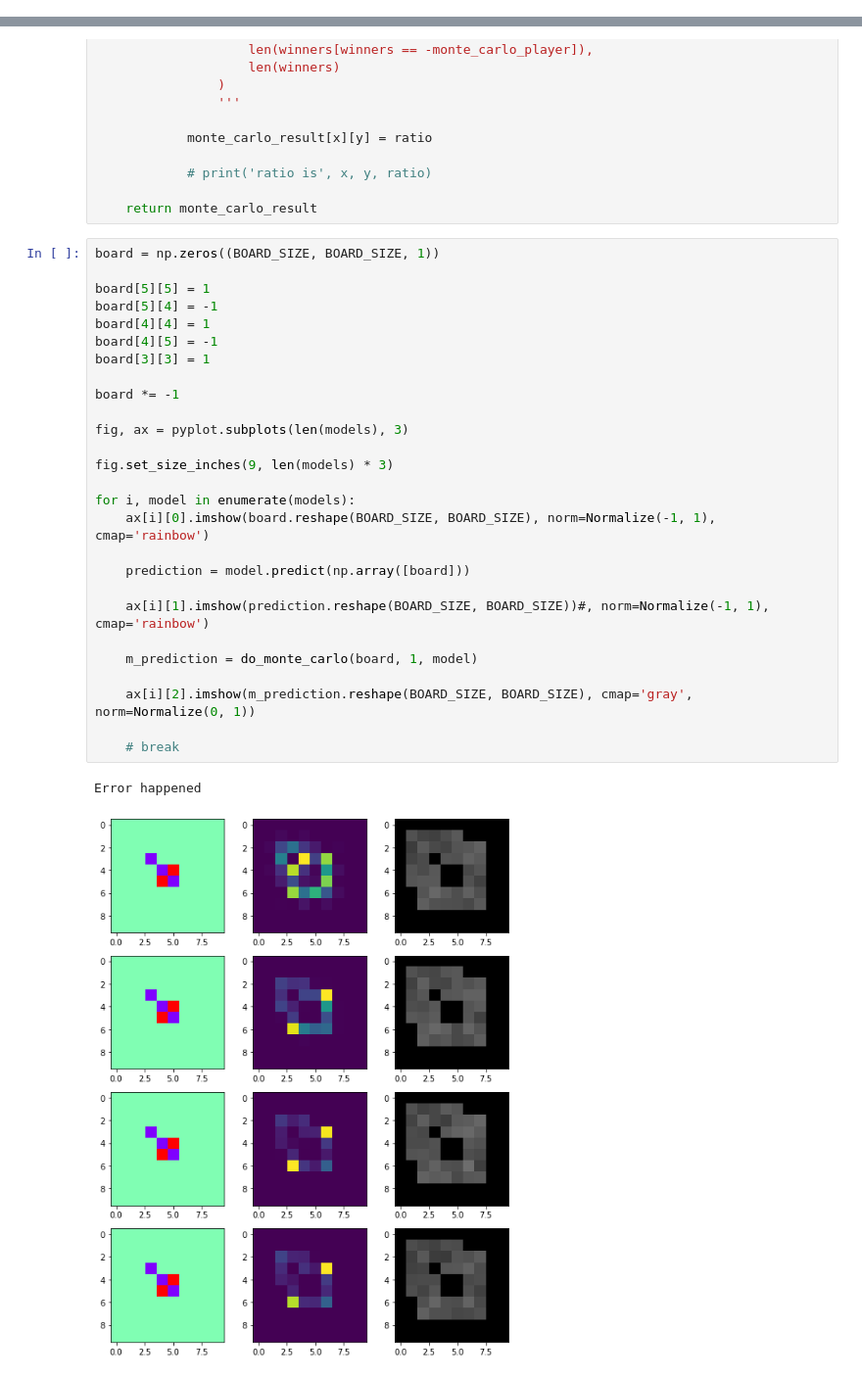
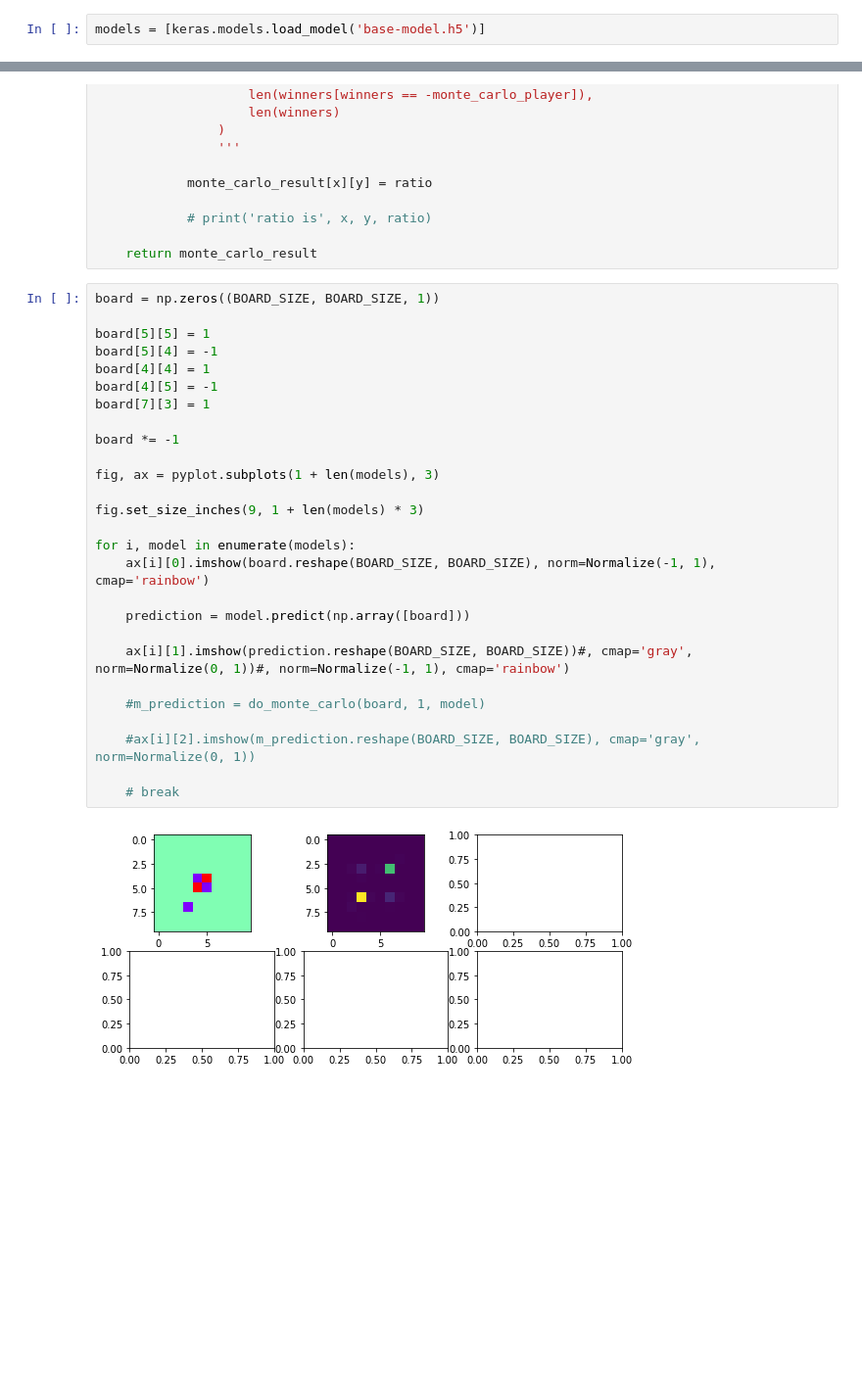
Before and after one commit to superosku/five-in-a-row-gomoku-bot, a Jupyter notebook: Viz.ipynb, the cells around one changed output, grey strips where cells are left out. Shown at 98% size. Drawn from its saved outputs; the diff is of its cells as text; blank space fills up the shorter version.

```diff
--- a/Viz.ipynb
+++ b/Viz.ipynb
@@ -63,3 +43,5 @@ model loaded
+# %%
+models = [keras.models.load_model('base-model.h5')]
 # %%
 models
 # %% [output]
@@ -297,30 +276,29 @@ def do_monte_carlo(board, monte_carlo_player, model):
 # %%
 board = np.zeros((BOARD_SIZE, BOARD_SIZE, 1))
 
 board[5][5] = 1
 board[5][4] = -1
 board[4][4] = 1
 board[4][5] = -1
-board[3][3] = 1
+board[7][3] = 1
 
 board *= -1
 
-fig, ax = pyplot.subplots(len(models), 3)
+fig, ax = pyplot.subplots(1 + len(models), 3)
 
-fig.set_size_inches(9, len(models) * 3)
+fig.set_size_inches(9, 1 + len(models) * 3)
 
 for i, model in enumerate(models):
     ax[i][0].imshow(board.reshape(BOARD_SIZE, BOARD_SIZE), norm=Normalize(-1, 1), cmap='rainbow')
 
     prediction = model.predict(np.array([board]))
 
-    ax[i][1].imshow(prediction.reshape(BOARD_SIZE, BOARD_SIZE))#, norm=Normalize(-1, 1), cmap='rainbow')
+    ax[i][1].imshow(prediction.reshape(BOARD_SIZE, BOARD_SIZE))#, cmap='gray', norm=Normalize(0, 1))#, norm=Normalize(-1, 1), cmap='rainbow')
 
-    m_prediction = do_monte_carlo(board, 1, model)
+    #m_prediction = do_monte_carlo(board, 1, model)
 
-    ax[i][2].imshow(m_prediction.reshape(BOARD_SIZE, BOARD_SIZE), cmap='gray', norm=Normalize(0, 1))
+    #ax[i][2].imshow(m_prediction.reshape(BOARD_SIZE, BOARD_SIZE), cmap='gray', norm=Normalize(0, 1))
 
     # break
 # %% [output]
-Error happened
-[figure, old version]
+[figure, new version]
```
Also changed, not shown: parts of 4 cells of this notebook, 3 other files.
